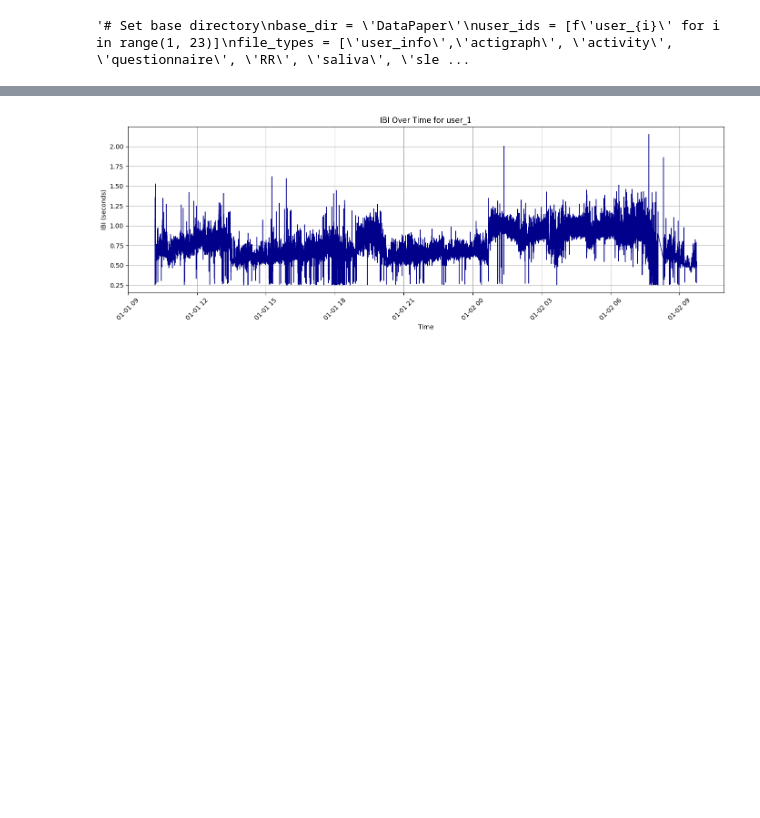
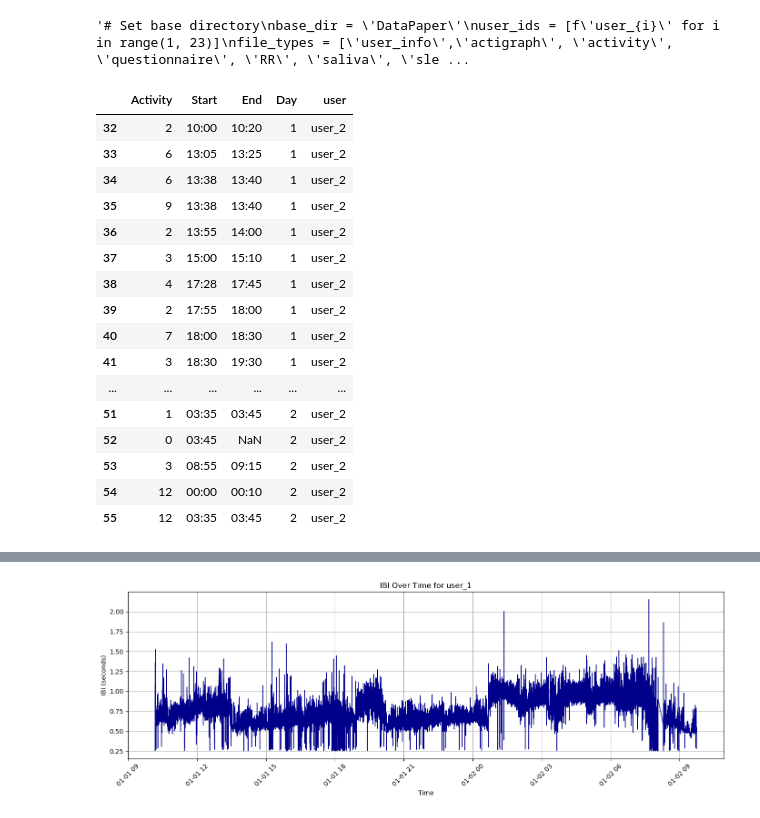
Before and after one commit to BryanZhang938/DayInMyLife, a Jupyter notebook: sleep_EDA.ipynb, the cells around one changed output, grey strips where cells are left out. Cells and saved outputs as stored; diff of their text form; code cells hidden in the pictures; blank space fills up the shorter version.

```diff
--- a/sleep_EDA.ipynb
+++ b/sleep_EDA.ipynb
@@ -42,3 +44,23 @@ user_info['BMI'] = user_info['BMI'].round(2)
+# %%
+activity[activity['user']=='user_2']
+# %% [output]
+|  | Activity | Start | End | Day | user |
+| 32 | 2 | 10:00 | 10:20 | 1 | user_2 |
+| 33 | 6 | 13:05 | 13:25 | 1 | user_2 |
+| 34 | 6 | 13:38 | 13:40 | 1 | user_2 |
+| 35 | 9 | 13:38 | 13:40 | 1 | user_2 |
+| 36 | 2 | 13:55 | 14:00 | 1 | user_2 |
+| 37 | 3 | 15:00 | 15:10 | 1 | user_2 |
+| 38 | 4 | 17:28 | 17:45 | 1 | user_2 |
+| 39 | 2 | 17:55 | 18:00 | 1 | user_2 |
+| 40 | 7 | 18:00 | 18:30 | 1 | user_2 |
+| 41 | 3 | 18:30 | 19:30 | 1 | user_2 |
+| ... | ... | ... | ... | ... | ... |
+| 51 | 1 | 03:35 | 03:45 | 2 | user_2 |
+| 52 | 0 | 03:45 | NaN | 2 | user_2 |
+| 53 | 3 | 08:55 | 09:15 | 2 | user_2 |
+| 54 | 12 | 00:00 | 00:10 | 2 | user_2 |
+| 55 | 12 | 03:35 | 03:45 | 2 | user_2 |
 # %%
 #actigraph[actigraph['user'] != 'user_18'].to_csv('cleaned_data/all_actigraph.csv')
 
```
Also changed, not shown: parts of 13 cells of this notebook, 1 other file.
